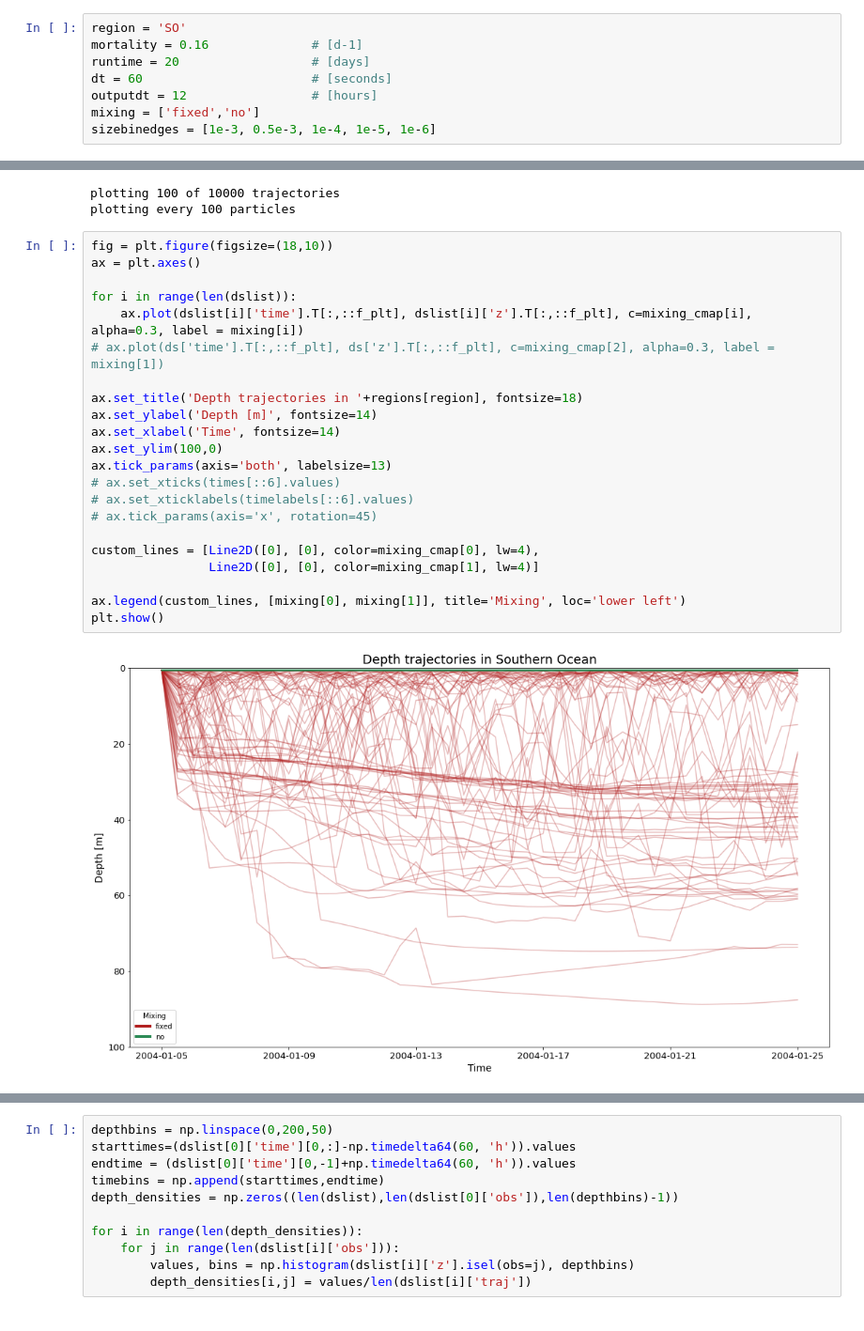
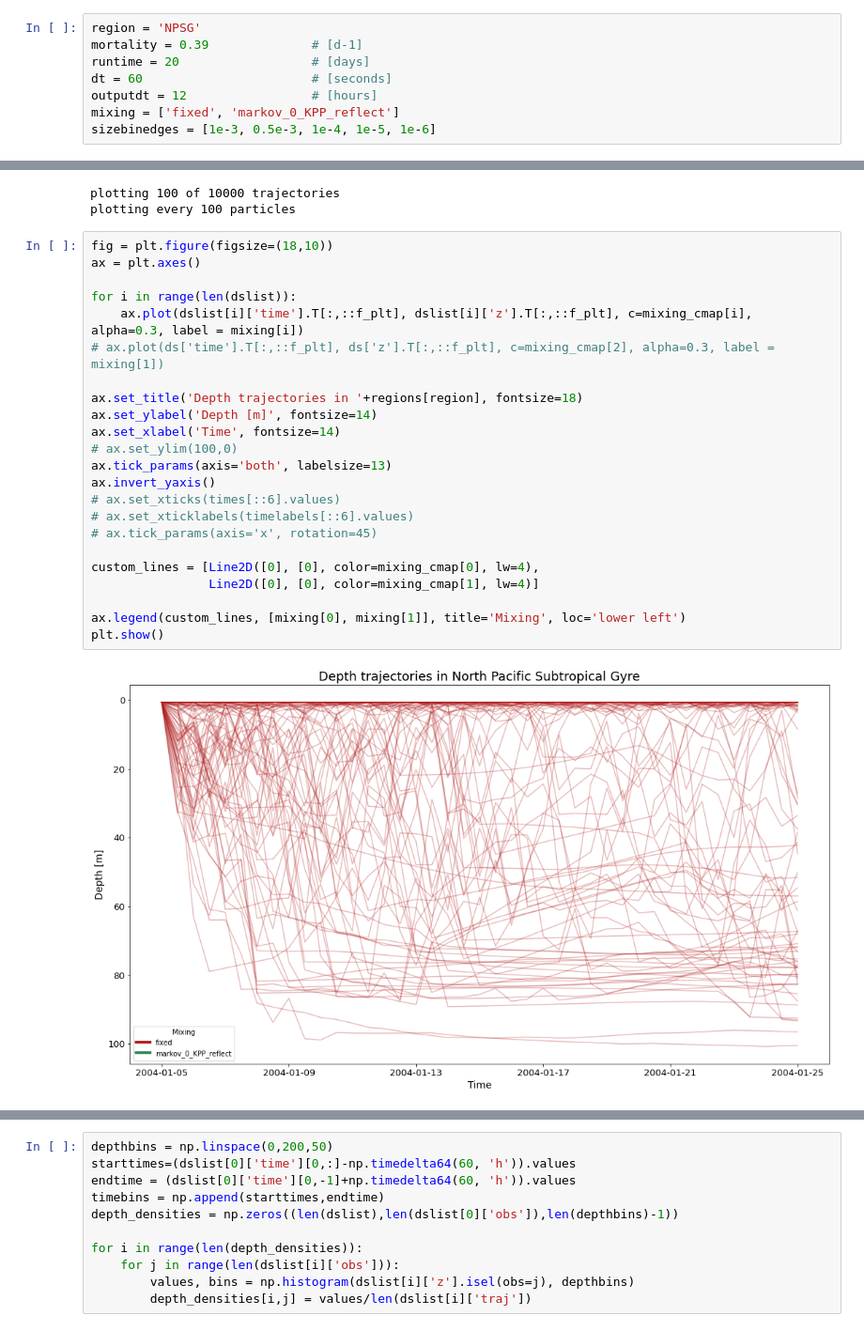
Before and after one commit to OceanParcels/biofouling_3dtransport_2, a Jupyter notebook: Analysis/Mixing.ipynb, the cells around one changed output, grey strips where cells are left out. Shown at 94% size. Saved outputs shown, nothing was run; the diff lists cells and outputs as text.

```diff
--- a/Analysis/Mixing.ipynb
+++ b/Analysis/Mixing.ipynb
@@ -14,12 +14,12 @@ regions = {'EqPac': 'Equatorial Pacific',
            'SO': 'Southern Ocean',
            'NPSG': 'North Pacific Subtropical Gyre'}
 # %%
-region = 'SO'
-mortality = 0.16              # [d-1]
+region = 'NPSG'
+mortality = 0.39              # [d-1]
 runtime = 20                  # [days]
 dt = 60                       # [seconds]
 outputdt = 12                 # [hours]
-mixing = ['fixed','no']
+mixing = ['fixed', 'markov_0_KPP_reflect']
 sizebinedges = [1e-3, 0.5e-3, 1e-4, 1e-5, 1e-6]
 # %%
 ds_0 = xr.open_dataset(datadir+'regional_'+region+'_bfadv_Jan_2004_0'+str(mortality)[2:]+'mort_'+mixing[0]+'mixing_'+str(runtime)+'days_'+str(dt)+'dtsecs_'+str(outputdt)+'hrsoutdt.nc')
@@ -44,27 +64,28 @@ plotting every 100 particles
 # %%
 fig = plt.figure(figsize=(18,10))
 ax = plt.axes()
 
 for i in range(len(dslist)):
     ax.plot(dslist[i]['time'].T[:,::f_plt], dslist[i]['z'].T[:,::f_plt], c=mixing_cmap[i], alpha=0.3, label = mixing[i])
 # ax.plot(ds['time'].T[:,::f_plt], ds['z'].T[:,::f_plt], c=mixing_cmap[2], alpha=0.3, label = mixing[1])
 
 ax.set_title('Depth trajectories in '+regions[region], fontsize=18)
 ax.set_ylabel('Depth [m]', fontsize=14)
 ax.set_xlabel('Time', fontsize=14)
-ax.set_ylim(100,0)
+# ax.set_ylim(100,0)
 ax.tick_params(axis='both', labelsize=13)
+ax.invert_yaxis()
 # ax.set_xticks(times[::6].values)
 # ax.set_xticklabels(timelabels[::6].values)
 # ax.tick_params(axis='x', rotation=45)
 
 custom_lines = [Line2D([0], [0], color=mixing_cmap[0], lw=4),
                 Line2D([0], [0], color=mixing_cmap[1], lw=4)]
 
 ax.legend(custom_lines, [mixing[0], mixing[1]], title='Mixing', loc='lower left')
 plt.show()
 # %% [output]
-[figure, old version]
+[figure, new version]
 # %%
 fig = plt.figure(figsize=(18,10))
 ax = plt.axes()
```
Also changed, not shown: parts of 7 cells of this notebook, 2 other files.
